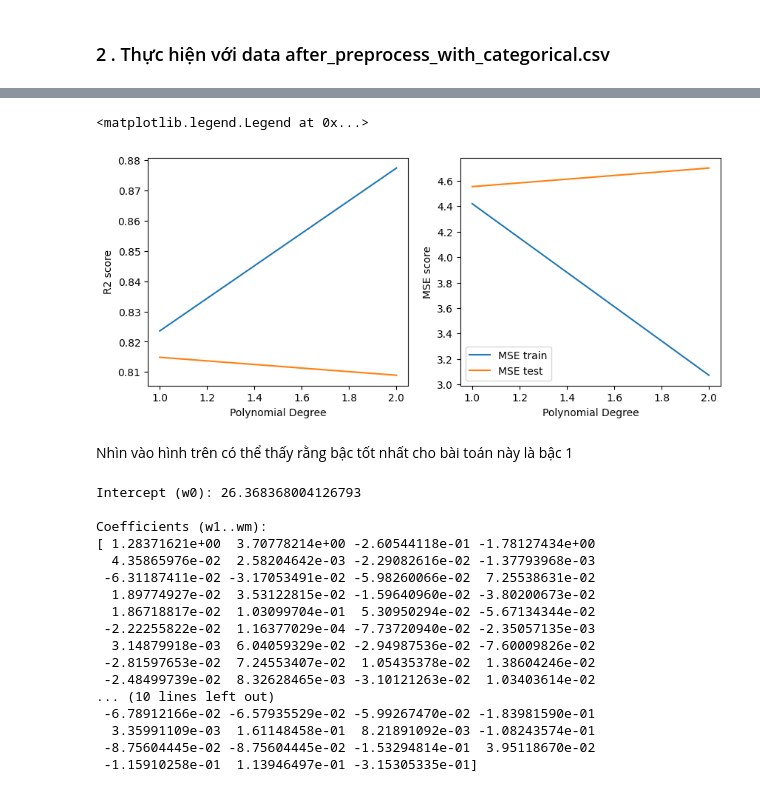
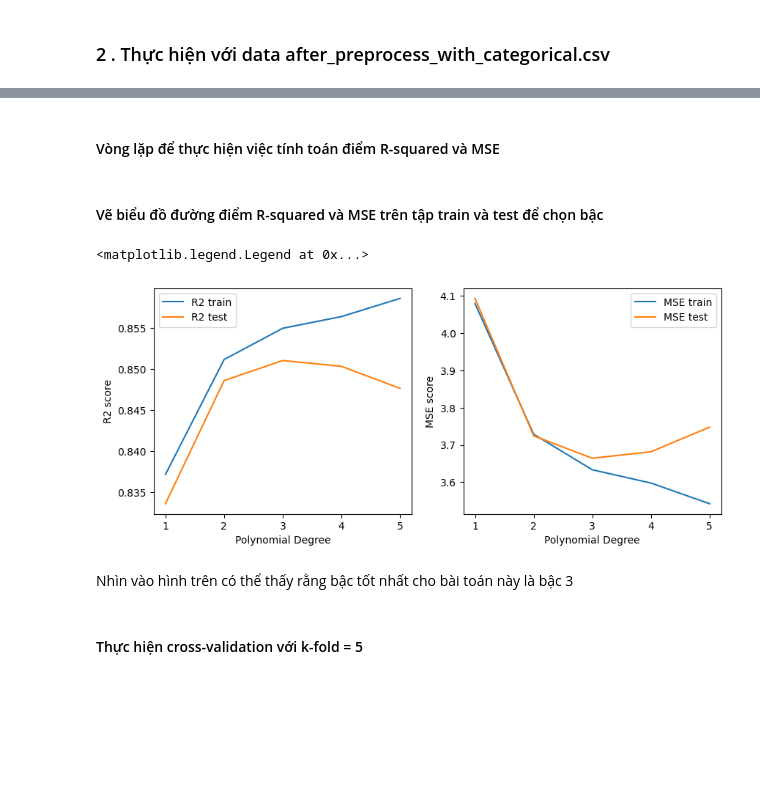
Before and after one commit to nahrixt0710/Life-Style-Data-Analysis, a Jupyter notebook: src/model.ipynb, the cells around one changed output, grey strips where cells are left out. Cells and saved outputs as stored; diff of their text form; code cells hidden in the pictures; blank space fills up the shorter version.

Commit message:
add visualize prediction

```diff
--- a/src/model.ipynb
+++ b/src/model.ipynb
@@ -52,5 +56,5 @@ for i in tqdm(order):
     y_pred_train = model.predict(x_train)
     y_pred_test = model.predict(x_test)
 
-    mse_train.append(mean_squared_error(y_pred_train, y_train))
-    mse_test.append(mean_squared_error(y_pred_test, y_test))
+    mse_train.append(mean_squared_error(y_train, y_pred_train))
+    mse_test.append(mean_squared_error(y_test, y_pred_test))
@@ -79,9 +86,3 @@ model = Pipeline(steps=[
         ("poly", PolynomialFeatures(degree=3, include_bias=False)),
         ("reg", LinearRegression())
     ])
-
-model.fit(x_train, y_train)
-
-print("\nIntercept (w0):", model.named_steps["reg"].intercept_)
-print("\nCoefficients (w1..wm):")
-print(model.named_steps["reg"].coef_)
@@ -123,7 +106,7 @@ for train_idx, val_idx in kf.split(X):
     y_pred = model.predict(X_val)
 
     r2_scores.append(model.score(X_val, y_val))
-    mse_scores.append(mean_squared_error(y_pred, y_val))
+    mse_scores.append(mean_squared_error(y_val, y_pred))
 
 
 print("R2 score từng fold:", r2_scores)
@@ -165,17 +152,30 @@ y = df_with['Fat_Percentage']
 x_train, x_test, y_train, y_test = train_test_split(
     X, y, test_size=0.2, random_state=15
 )
+# %% [markdown]
+#### Vòng lặp để thực hiện việc tính toán điểm R-squared và MSE
 # %%
+from sklearn.compose import ColumnTransformer
+
+num_cols = list(df_no.drop("Fat_Percentage", axis=1).columns)
+cate_cols = [cols for cols in df_with.drop("Fat_Percentage", axis=1).columns if cols not in num_cols]
+
 r_train = []
 mse_train = []
 
 r_test = []
 mse_test = []
 
-order = [i+1 for i in range(2)]
+order = [i+1 for i in range(5)]
 for i in tqdm(order):
+    preprocessor = ColumnTransformer(
+        transformers=[
+            ("num", PolynomialFeatures(degree=i, include_bias=False), num_cols),
+            ("cat", "passthrough", cate_cols)
+        ]
+    )
     model = Pipeline(steps=[
-            ("poly", PolynomialFeatures(degree=i, include_bias=False)),
+            ("preprocess", preprocessor),
             ("reg", LinearRegression())
         ])
 
@@ -188,55 +188,40 @@ for i in tqdm(order):
 
     mse_train.append(mean_squared_error(y_pred_train, y_train))
     mse_test.append(mean_squared_error(y_pred_test, y_test))
+# %% [markdown]
+#### Vẽ biểu đồ đường điểm R-squared và MSE trên tập train và test để chọn bậc
 # %%
-import matplotlib.pyplot as plt
-
 fig, ax = plt.subplots(1, 2, figsize=(10, 4))
 ax[0].plot(order, r_train, label='R2 train')
 ax[0].plot(order, r_test, label='R2 test')
 ax[0].set_xlabel('Polynomial Degree')
 ax[0].set_ylabel('R2 score')
 
 ax[1].plot(order, mse_train, label='MSE train')
 ax[1].plot(order, mse_test, label='MSE test')
 ax[1].set_xlabel('Polynomial Degree')
 ax[1].set_ylabel('MSE score')
 
-plt.legend()
+ax[0].legend()
+ax[1].legend()
 # %% [output]
 <matplotlib.legend.Legend at 0x...>
-[figure, old version]
+[figure, new version]
 # %% [markdown]
-Nhìn vào hình trên có thể thấy rằng bậc tốt nhất cho bài toán này là bậc 1
+Nhìn vào hình trên có thể thấy rằng bậc tốt nhất cho bài toán này là bậc 3
 # %%
-model = Pipeline(steps=[
-        ("poly", PolynomialFeatures(degree=1, include_bias=False)),
+preprocessor = ColumnTransformer(
+    transformers=[
+        ("num", PolynomialFeatures(degree=3, include_bias=False), num_cols),
+        ("cat", "passthrough", cate_cols)
+    ]
+)
+model_ = Pipeline(steps=[
+        ("preprocess", preprocessor),
         ("reg", LinearRegression())
-    ])
-
-model.fit(x_train, y_train)
-
-print("\nIntercept (w0):", model.named_steps["reg"].intercept_)
-print("\nCoefficients (w1..wm):")
-print(model.named_steps["reg"].coef_)
+])
-# %% [output]
-Intercept (w0): 26.368368004126793
-
-Coefficients (w1..wm):
-[ 1.28371621e+00  3.70778214e+00 -2.60544118e-01 -1.78127434e+00
-  4.35865976e-02  2.58204642e-03 -2.29082616e-02 -1.37793968e-03
- -6.31187411e-02 -3.17053491e-02 -5.98260066e-02  7.25538631e-02
-  1.89774927e-02  3.53122815e-02 -1.59640960e-02 -3.80200673e-02
-  1.86718817e-02  1.03099704e-01  5.30950294e-02 -5.67134344e-02
- -2.22255822e-02  1.16377029e-04 -7.73720940e-02 -2.35057135e-03
-  3.14879918e-03  6.04059329e-02 -2.94987536e-02 -7.60009826e-02
- -2.81597653e-02  7.24553407e-02  1.05435378e-02  1.38604246e-02
- -2.48499739e-02  8.32628465e-03 -3.10121263e-02  1.03403614e-02
-... (10 lines left out)
- -6.78912166e-02 -6.57935529e-02 -5.99267470e-02 -1.83981590e-01
-  3.35991109e-03  1.61148458e-01  8.21891092e-03 -1.08243574e-01
- -8.75604445e-02 -8.75604445e-02 -1.53294814e-01  3.95118670e-02
- -1.15910258e-01  1.13946497e-01 -3.15305335e-01]
+# %% [markdown]
+#### Thực hiện cross-validation với k-fold = 5
 # %%
 kf = KFold(n_splits=5, shuffle=True, random_state=15)
 
```
Also changed, not shown: parts of 16 cells of this notebook, 1 other file.
